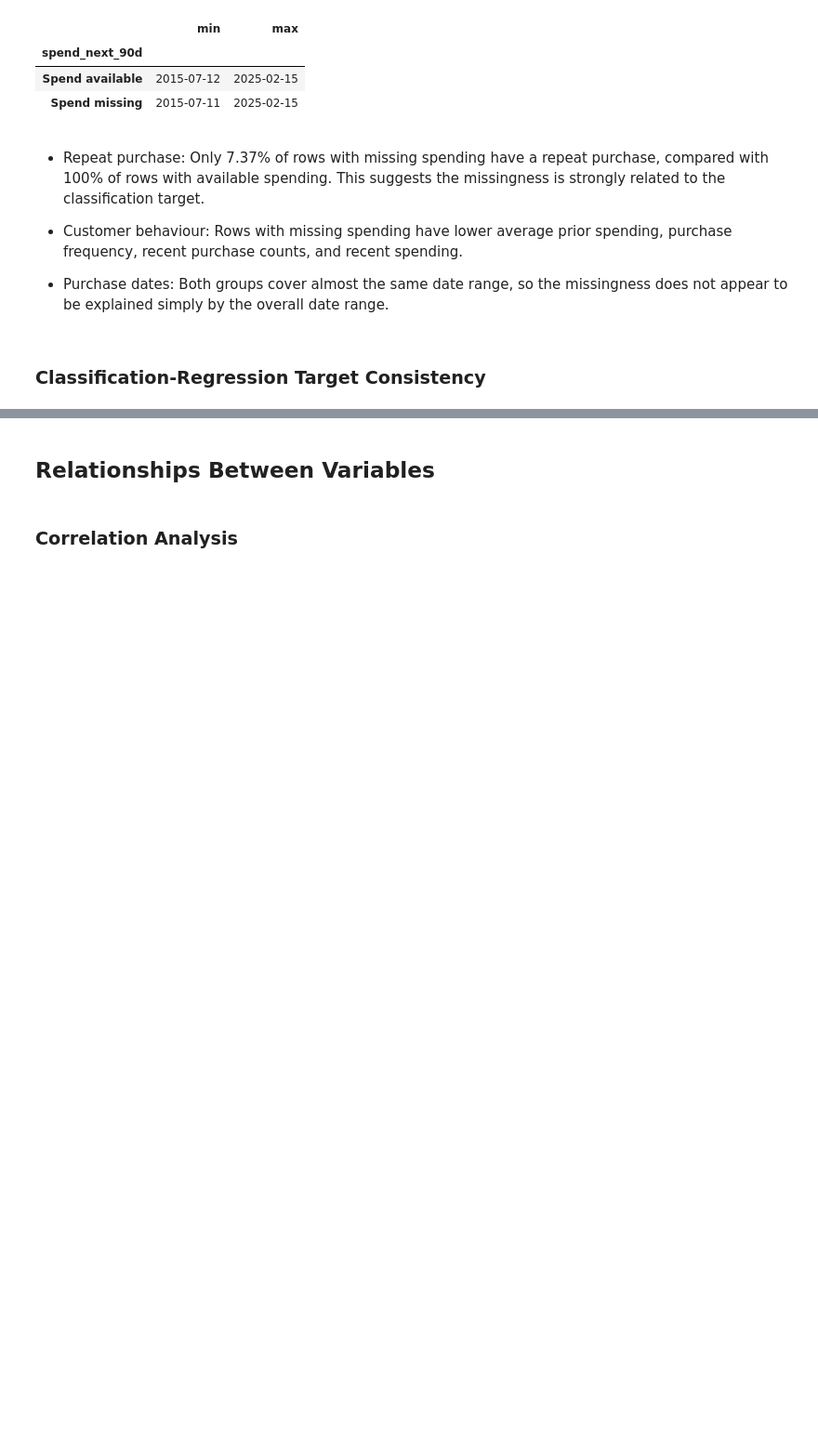
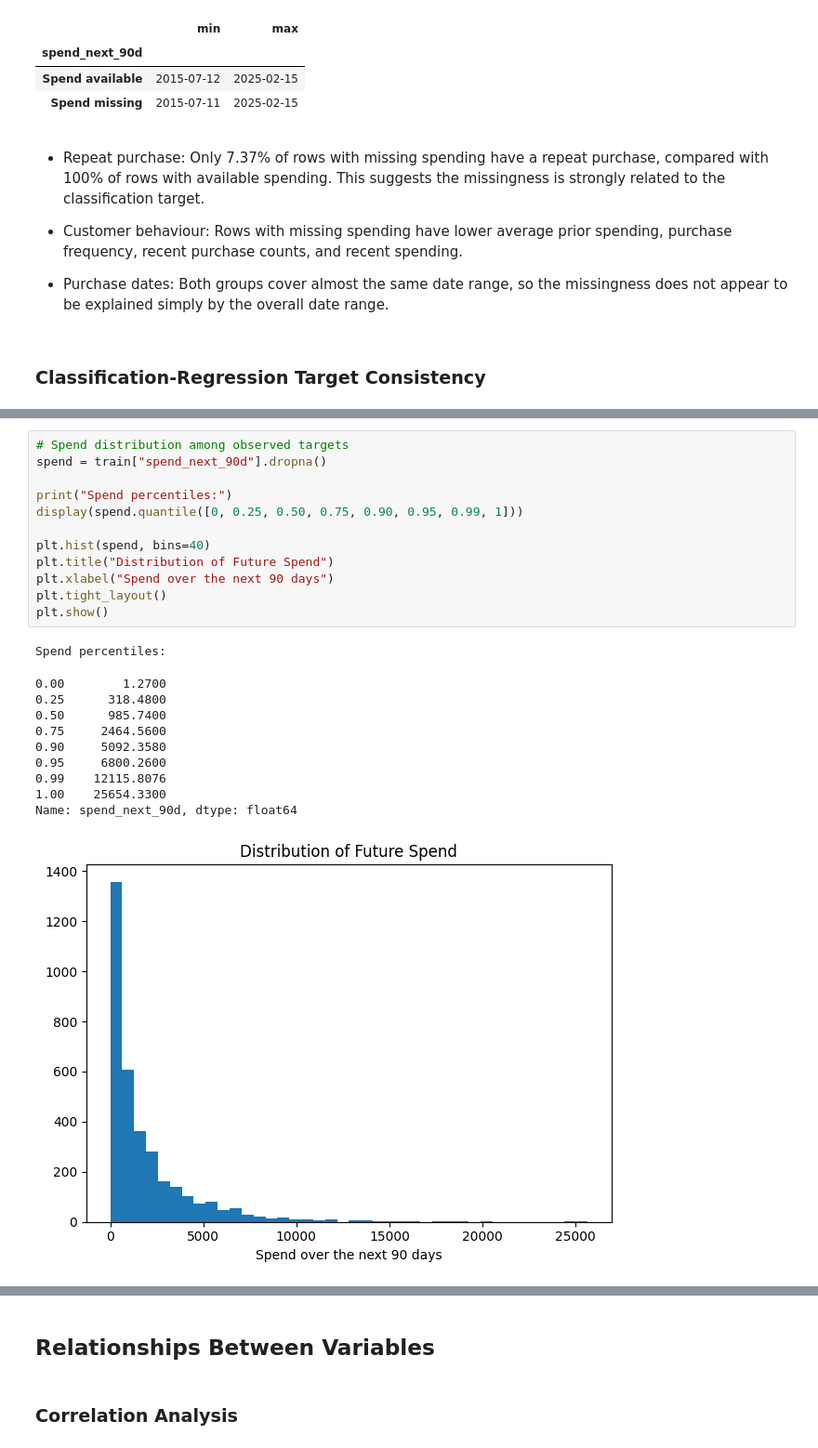
Before and after one commit to luisrafaelsoeiro/ETAI_Project, a Jupyter notebook: exploration.ipynb, the cells around one changed output, grey strips where cells are left out. Shown at 93% size. Saved outputs shown, nothing was run; the diff lists cells and outputs as text; blank space fills up the shorter version.

```diff
--- a/exploration.ipynb
+++ b/exploration.ipynb
@@ -1621,0 +1671,24 @@ Purchase date range:
+# %%
+# Spend distribution among observed targets
+spend = train["spend_next_90d"].dropna()
+
+print("Spend percentiles:")
+display(spend.quantile([0, 0.25, 0.50, 0.75, 0.90, 0.95, 0.99, 1]))
+
+plt.hist(spend, bins=40)
+plt.title("Distribution of Future Spend")
+plt.xlabel("Spend over the next 90 days")
+plt.tight_layout()
+plt.show()
+# %% [output]
+Spend percentiles:
+0.00        1.2700
+0.25      318.4800
+0.50      985.7400
+0.75     2464.5600
+0.90     5092.3580
+0.95     6800.2600
+0.99    12115.8076
+1.00    25654.3300
+Name: spend_next_90d, dtype: float64
+[figure, added]
```
Also changed, not shown: parts of 6 cells of this notebook.
